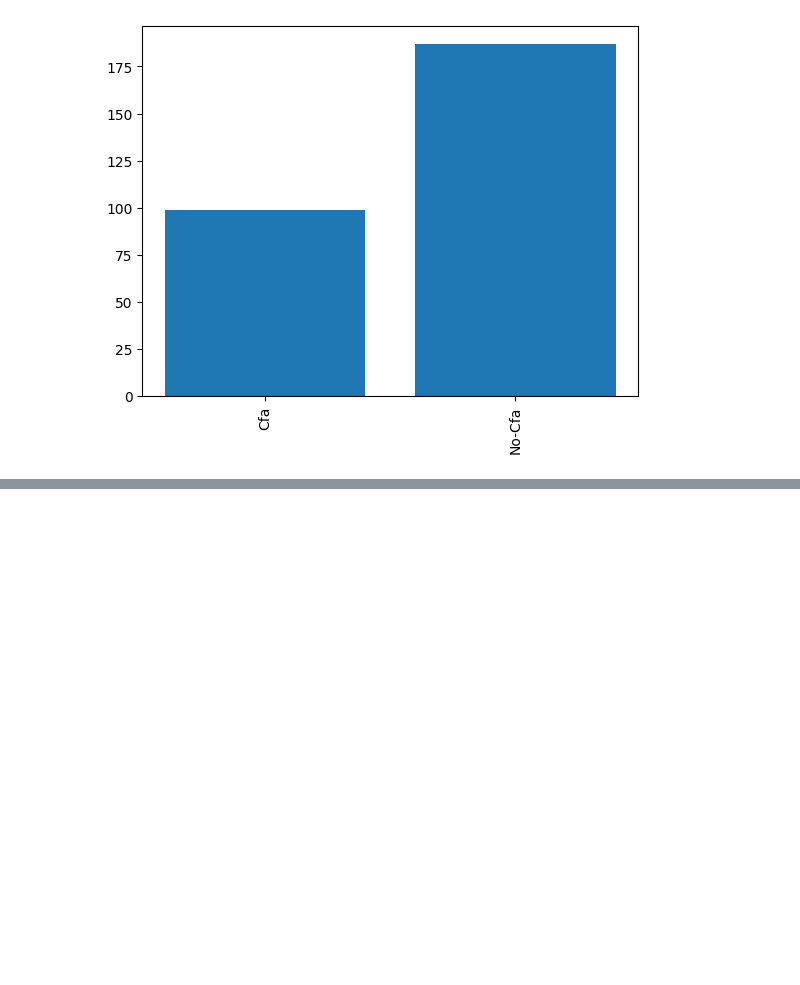
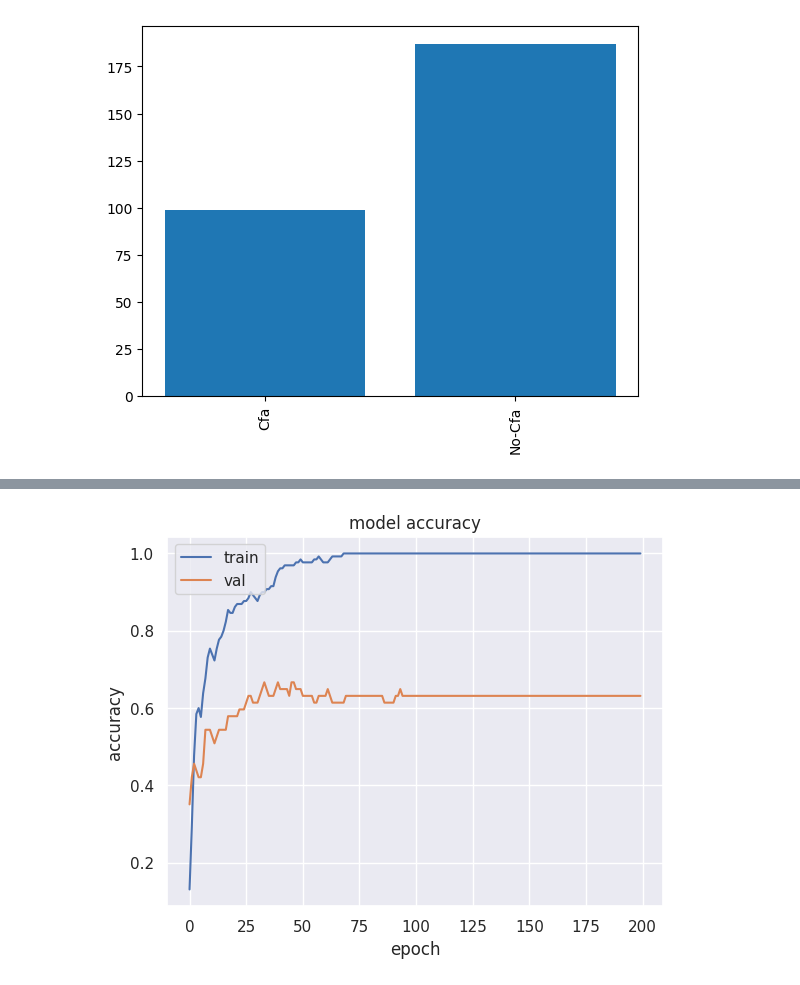
Before and after one commit to JairEsc/Aprendizaje, a Jupyter notebook: CAMDA/multi_class_classifier.ipynb, the cells around one changed output, grey strips where cells are left out. Drawn from its saved outputs; the diff is of its cells as text; code cells hidden in the pictures; blank space fills up the shorter version.

```diff
--- a/CAMDA/multi_class_classifier.ipynb
+++ b/CAMDA/multi_class_classifier.ipynb
@@ -223,4 +235,9 @@ plt.tick_params(axis='x', labelrotation=90)
 plt.show()
 # %% [output]
 [figure]
+# %%
+import seaborn as sns
+sns.set()
+from sklearn.svm import SVC # Support vector classifier
+from sklearn.datasets import make_blobs
 # %%
@@ -256,0 +275,30 @@ weighted avg       0.54      0.58      0.50        86
+# %%
+otus_no_cfa=otus2[otus2['Climate_binary']!='Cfa']
+y_climate_2 = np.array(otus_no_cfa['Climate']).ravel()
+X_names = otus.drop(['ID_city','City','Latitude','Longitude','Climate','Year',drops[0],drops[1]],axis=1).columns
+X = otus_no_cfa[X_names]
+
+_,idx = np.unique(y_climate_2,return_inverse=True)
+from keras.utils import to_categorical
+Y_total=to_categorical(idx)
+X_train, X_test, y_train, y_test = train_test_split(X, Y_total, test_size=0.3, random_state=0)
+
+model = models.Sequential()
+model.add(layers.InputLayer(input_shape=(18287,), name='Input_Layer'))#Obligatoria
+model.add(layers.Dense(10, activation='linear'))# Numero de capas ocultas: Opcional
+model.add(layers.Dense(10, activation='tanh'))# Numero de neuronas en cada capa: Opcional
+model.add(layers.Dense(6, activation='Softmax', name='Output_Layer'))#Obligatoria
+model.summary()
+model.compile(optimizer='adam',
+              loss='categorical_crossentropy',
+              metrics=['accuracy'])
+import time
+tic = time.time()
+
+history=model.fit(x = X_train,
+           y = y_train,
+          validation_data=[X_test, y_test],batch_size=50,
+           epochs=200,
+           verbose=1,shuffle=True,)
+
+print('seconds=', time.time()-tic)
@@ -256,0 +323,10 @@ weighted avg       0.54      0.58      0.50        86
+# %%
+plt.plot(history.history['accuracy'])
+plt.plot(history.history['val_accuracy'])
+plt.title('model accuracy')
+plt.ylabel('accuracy')
+plt.xlabel('epoch')
+plt.legend(['train', 'val'], loc='upper left')
+plt.show()
+# %% [output]
+[figure, added]
```
Also changed, not shown: parts of 11 cells of this notebook.
